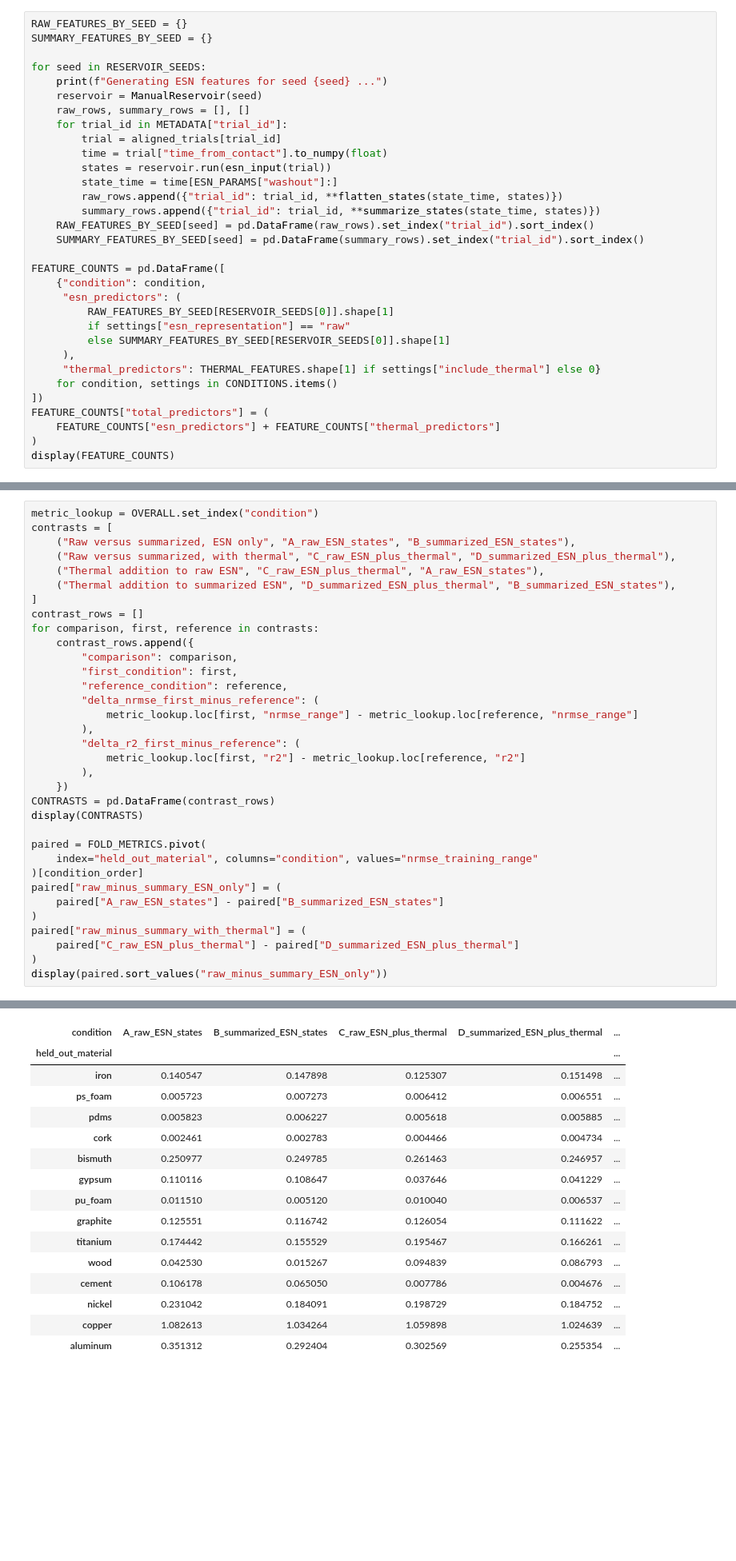
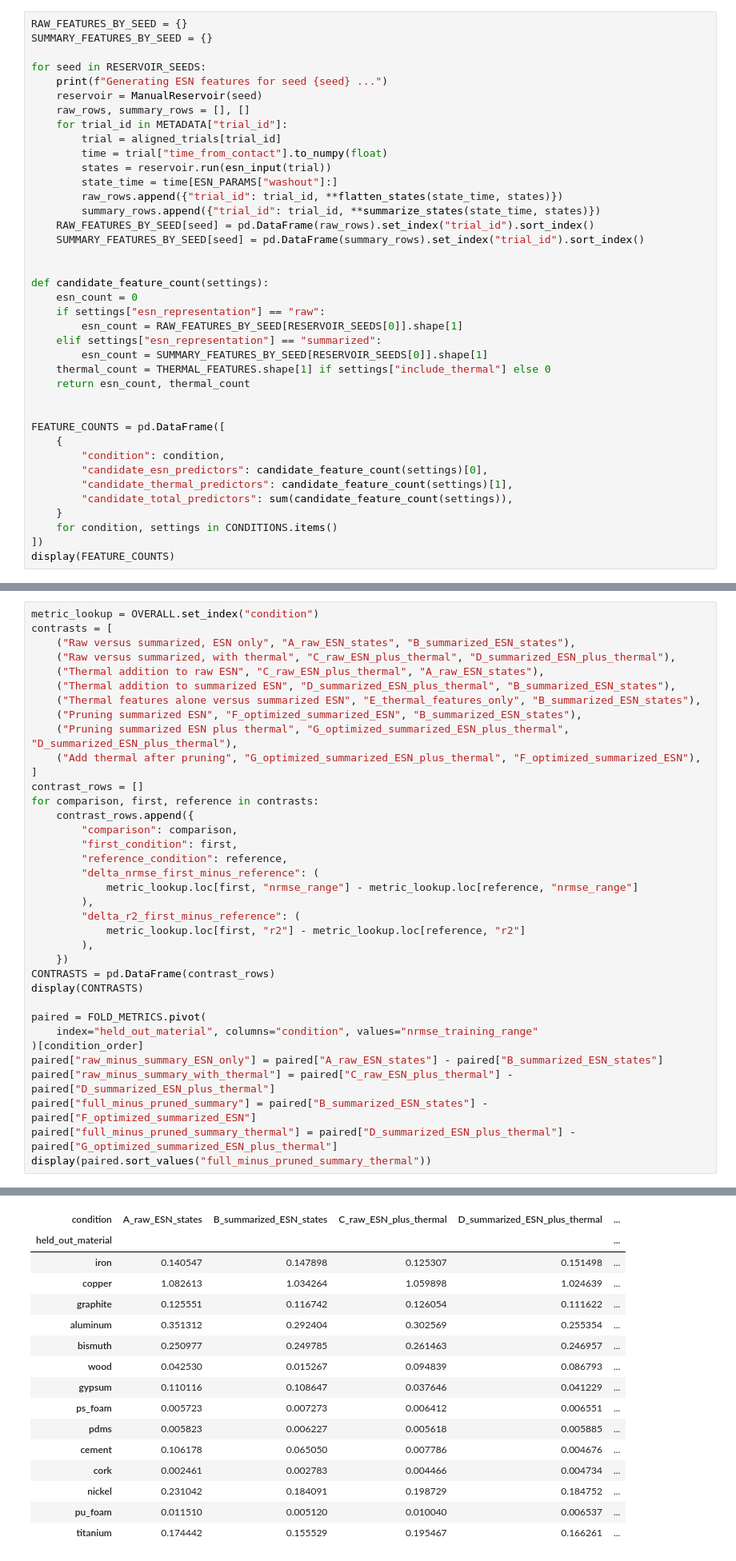
Before and after one commit to cojulieanne/Warmth-Sensor-Object-Detection, a Jupyter notebook: notebooks/ABLA - Raw versus Summarized ESN State Representation.ipynb, the cells around one changed output, grey strips where cells are left out. Shown at 80% size. Saved outputs shown, nothing was run; the diff lists cells and outputs as text; blank space fills up the shorter version.

```diff
--- a/notebooks/ABLA - Raw versus Summarized ESN State Representation.ipynb
+++ b/notebooks/ABLA - Raw versus Summarized ESN State Representation.ipynb
@@ -425,19 +449,26 @@ for seed in RESERVOIR_SEEDS:
     RAW_FEATURES_BY_SEED[seed] = pd.DataFrame(raw_rows).set_index("trial_id").sort_index()
     SUMMARY_FEATURES_BY_SEED[seed] = pd.DataFrame(summary_rows).set_index("trial_id").sort_index()
 
+
+def candidate_feature_count(settings):
+    esn_count = 0
+    if settings["esn_representation"] == "raw":
+        esn_count = RAW_FEATURES_BY_SEED[RESERVOIR_SEEDS[0]].shape[1]
+    elif settings["esn_representation"] == "summarized":
+        esn_count = SUMMARY_FEATURES_BY_SEED[RESERVOIR_SEEDS[0]].shape[1]
+    thermal_count = THERMAL_FEATURES.shape[1] if settings["include_thermal"] else 0
+    return esn_count, thermal_count
+
+
 FEATURE_COUNTS = pd.DataFrame([
-    {"condition": condition,
-     "esn_predictors": (
-         RAW_FEATURES_BY_SEED[RESERVOIR_SEEDS[0]].shape[1]
-         if settings["esn_representation"] == "raw"
-         else SUMMARY_FEATURES_BY_SEED[RESERVOIR_SEEDS[0]].shape[1]
-     ),
-     "thermal_predictors": THERMAL_FEATURES.shape[1] if settings["include_thermal"] else 0}
+    {
+        "condition": condition,
+        "candidate_esn_predictors": candidate_feature_count(settings)[0],
+        "candidate_thermal_predictors": candidate_feature_count(settings)[1],
+        "candidate_total_predictors": sum(candidate_feature_count(settings)),
+    }
     for condition, settings in CONDITIONS.items()
 ])
-FEATURE_COUNTS["total_predictors"] = (
-    FEATURE_COUNTS["esn_predictors"] + FEATURE_COUNTS["thermal_predictors"]
-)
 display(FEATURE_COUNTS)
 # %% [output]
 Generating ESN features for seed 42 ...
@@ -636,6 +836,10 @@ contrasts = [
     ("Raw versus summarized, with thermal", "C_raw_ESN_plus_thermal", "D_summarized_ESN_plus_thermal"),
     ("Thermal addition to raw ESN", "C_raw_ESN_plus_thermal", "A_raw_ESN_states"),
     ("Thermal addition to summarized ESN", "D_summarized_ESN_plus_thermal", "B_summarized_ESN_states"),
+    ("Thermal features alone versus summarized ESN", "E_thermal_features_only", "B_summarized_ESN_states"),
+    ("Pruning summarized ESN", "F_optimized_summarized_ESN", "B_summarized_ESN_states"),
+    ("Pruning summarized ESN plus thermal", "G_optimized_summarized_ESN_plus_thermal", "D_summarized_ESN_plus_thermal"),
+    ("Add thermal after pruning", "G_optimized_summarized_ESN_plus_thermal", "F_optimized_summarized_ESN"),
 ]
 contrast_rows = []
 for comparison, first, reference in contrasts:
@@ -656,13 +860,11 @@ display(CONTRASTS)
 paired = FOLD_METRICS.pivot(
     index="held_out_material", columns="condition", values="nrmse_training_range"
 )[condition_order]
-paired["raw_minus_summary_ESN_only"] = (
-    paired["A_raw_ESN_states"] - paired["B_summarized_ESN_states"]
-)
-paired["raw_minus_summary_with_thermal"] = (
-    paired["C_raw_ESN_plus_thermal"] - paired["D_summarized_ESN_plus_thermal"]
-)
-display(paired.sort_values("raw_minus_summary_ESN_only"))
+paired["raw_minus_summary_ESN_only"] = paired["A_raw_ESN_states"] - paired["B_summarized_ESN_states"]
+paired["raw_minus_summary_with_thermal"] = paired["C_raw_ESN_plus_thermal"] - paired["D_summarized_ESN_plus_thermal"]
+paired["full_minus_pruned_summary"] = paired["B_summarized_ESN_states"] - paired["F_optimized_summarized_ESN"]
+paired["full_minus_pruned_summary_thermal"] = paired["D_summarized_ESN_plus_thermal"] - paired["G_optimized_summarized_ESN_plus_thermal"]
+display(paired.sort_values("full_minus_pruned_summary_thermal"))
 # %% [output]
 |  | comparison | first_condition | reference_condition | delta_nrmse_first_minus_reference | delta_r2_first_minus_reference |
 | 0 | Raw versus summarized, ESN only | A_raw_ESN_states | B_summarized_ESN_states | 0.017759 | -0.090838 |
@@ -672,17 +878,17 @@ display(paired.sort_values("raw_minus_summary_ESN_only"))
 | condition | A_raw_ESN_states | B_summarized_ESN_states | C_raw_ESN_plus_thermal | D_summarized_ESN_plus_thermal | ... |
 | held_out_material |  |  |  |  | ... |
 | iron | 0.140547 | 0.147898 | 0.125307 | 0.151498 | ... |
+| copper | 1.082613 | 1.034264 | 1.059898 | 1.024639 | ... |
+| graphite | 0.125551 | 0.116742 | 0.126054 | 0.111622 | ... |
+| aluminum | 0.351312 | 0.292404 | 0.302569 | 0.255354 | ... |
+| bismuth | 0.250977 | 0.249785 | 0.261463 | 0.246957 | ... |
+| wood | 0.042530 | 0.015267 | 0.094839 | 0.086793 | ... |
+| gypsum | 0.110116 | 0.108647 | 0.037646 | 0.041229 | ... |
 | ps_foam | 0.005723 | 0.007273 | 0.006412 | 0.006551 | ... |
 | pdms | 0.005823 | 0.006227 | 0.005618 | 0.005885 | ... |
+| cement | 0.106178 | 0.065050 | 0.007786 | 0.004676 | ... |
 | cork | 0.002461 | 0.002783 | 0.004466 | 0.004734 | ... |
-| bismuth | 0.250977 | 0.249785 | 0.261463 | 0.246957 | ... |
-| gypsum | 0.110116 | 0.108647 | 0.037646 | 0.041229 | ... |
+| nickel | 0.231042 | 0.184091 | 0.198729 | 0.184752 | ... |
 | pu_foam | 0.011510 | 0.005120 | 0.010040 | 0.006537 | ... |
-| graphite | 0.125551 | 0.116742 | 0.126054 | 0.111622 | ... |
 | titanium | 0.174442 | 0.155529 | 0.195467 | 0.166261 | ... |
-| wood | 0.042530 | 0.015267 | 0.094839 | 0.086793 | ... |
-| cement | 0.106178 | 0.065050 | 0.007786 | 0.004676 | ... |
-| nickel | 0.231042 | 0.184091 | 0.198729 | 0.184752 | ... |
-| copper | 1.082613 | 1.034264 | 1.059898 | 1.024639 | ... |
-| aluminum | 0.351312 | 0.292404 | 0.302569 | 0.255354 | ... |
 # %% [markdown]
```
Also changed, not shown: parts of 17 cells of this notebook, 15 other files.
